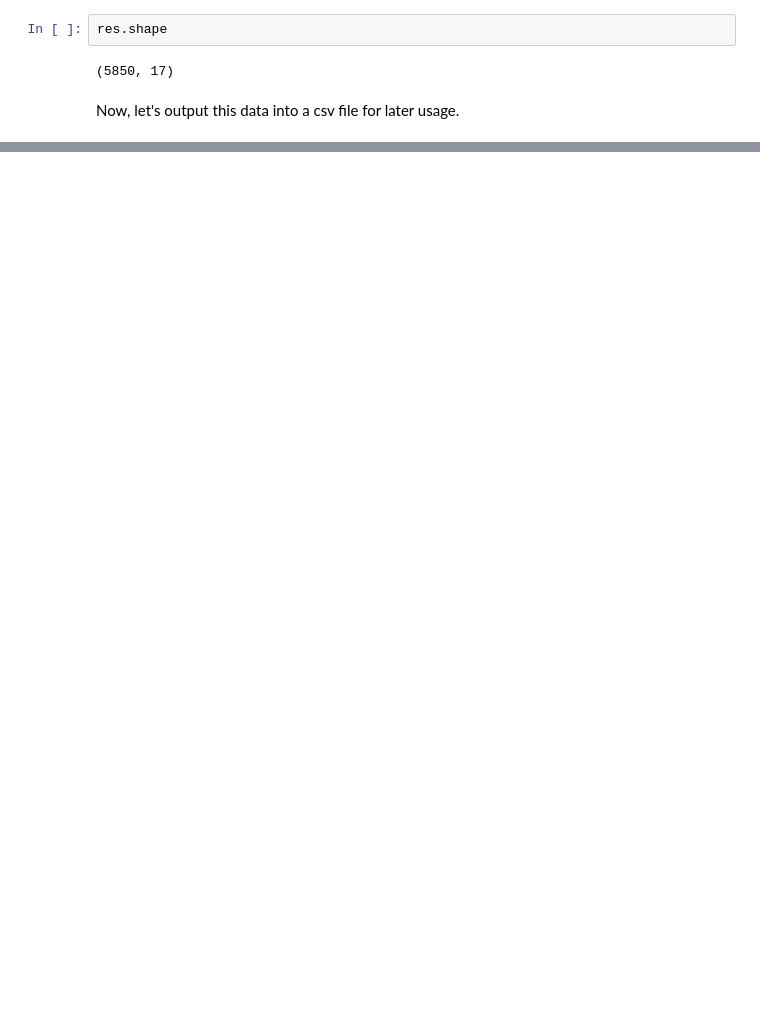
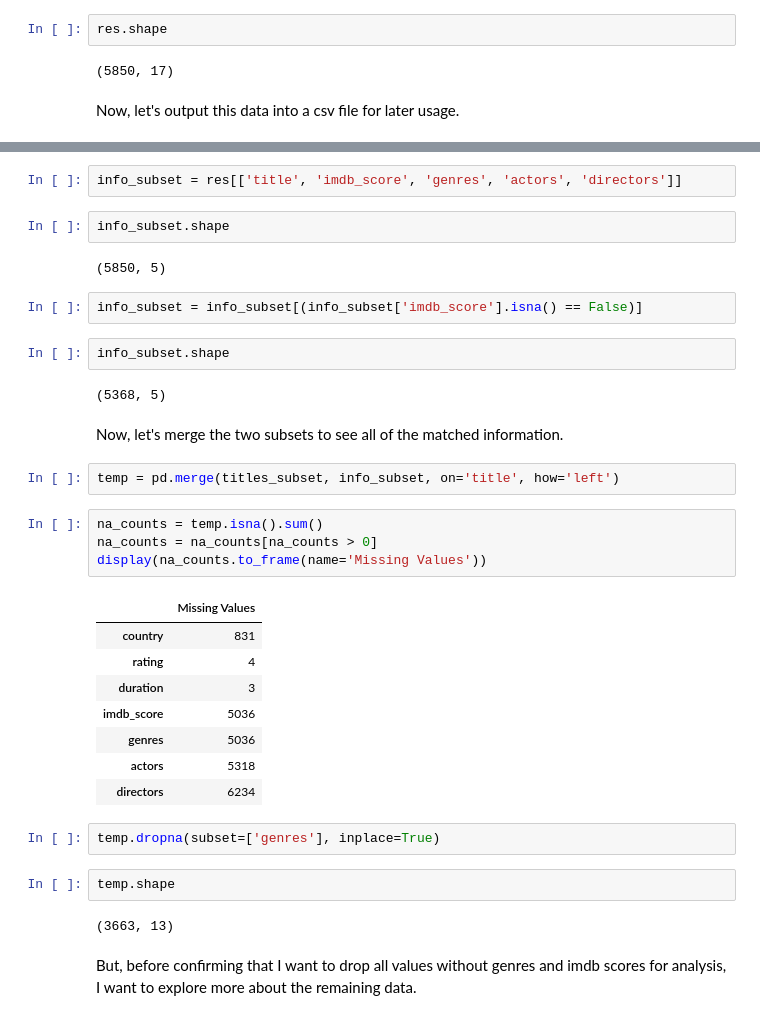
Before and after one commit to vibindi/netflix-case-study, a Jupyter notebook: preparation.ipynb, the cells around one changed output, grey strips where cells are left out. Saved outputs shown, nothing was run; the diff lists cells and outputs as text; blank space fills up the shorter version.

```diff
--- a/title_info_prep.ipynb
+++ b/preparation.ipynb
@@ -92,0 +190,37 @@ res.to_csv('data/title_info.csv')
+# %%
+info_subset = res[['title', 'imdb_score', 'genres', 'actors', 'directors']]
+# %%
+info_subset.shape
+# %% [output]
+(5850, 5)
+# %%
+info_subset = info_subset[(info_subset['imdb_score'].isna() == False)]
+# %%
+info_subset.shape
+# %% [output]
+(5368, 5)
+# %% [markdown]
+Now, let's merge the two subsets to see all of the matched information.
+# %%
+temp = pd.merge(titles_subset, info_subset, on='title', how='left')
+# %%
+na_counts = temp.isna().sum()
+na_counts = na_counts[na_counts > 0]
+display(na_counts.to_frame(name='Missing Values'))
+# %% [output]
+|  | Missing Values |
+| country | 831 |
+| rating | 4 |
+| duration | 3 |
+| imdb_score | 5036 |
+| genres | 5036 |
+| actors | 5318 |
+| directors | 6234 |
+# %%
+temp.dropna(subset=['genres'], inplace=True)
+# %%
+temp.shape
+# %% [output]
+(3663, 13)
+# %% [markdown]
+But, before confirming that I want to drop all values without genres and imdb scores for analysis, I want to explore more about the remaining data.
```
Also changed, not shown: parts of 29 cells of this notebook, 8 other files.
